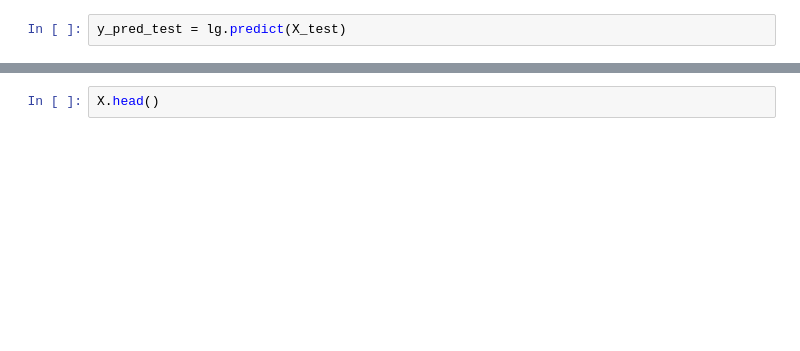
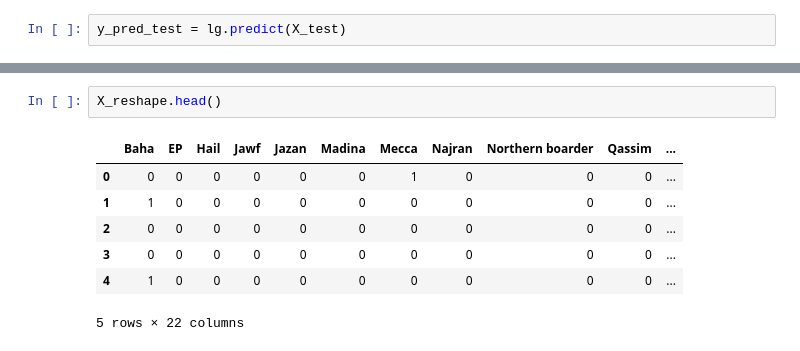
Before and after one commit to naiforfi/Bootcamp_repo, a Jupyter notebook: Saudi_Arabia_Rain.ipynb, the cells around one changed output, grey strips where cells are left out. Cells and saved outputs as stored; diff of their text form; blank space fills up the shorter version.

```diff
--- a/Saudi_Arabia_Rain.ipynb
+++ b/Saudi_Arabia_Rain.ipynb
@@ -621,2 +675,10 @@ weighted avg       0.98      0.99      0.98    124512
 # %%
-X.head()
+X_reshape.head()
+# %% [output]
+|  | Baha | EP | Hail | Jawf | Jazan | Madina | Mecca | Najran | Northern boarder | Qassim | ... |
+| 0 | 0 | 0 | 0 | 0 | 0 | 0 | 1 | 0 | 0 | 0 | ... |
+| 1 | 1 | 0 | 0 | 0 | 0 | 0 | 0 | 0 | 0 | 0 | ... |
+| 2 | 0 | 0 | 0 | 0 | 0 | 0 | 0 | 0 | 0 | 0 | ... |
+| 3 | 0 | 0 | 0 | 0 | 0 | 0 | 0 | 0 | 0 | 0 | ... |
+| 4 | 1 | 0 | 0 | 0 | 0 | 0 | 0 | 0 | 0 | 0 | ... |
+5 rows × 22 columns
```
Also changed, not shown: parts of 35 cells of this notebook.
